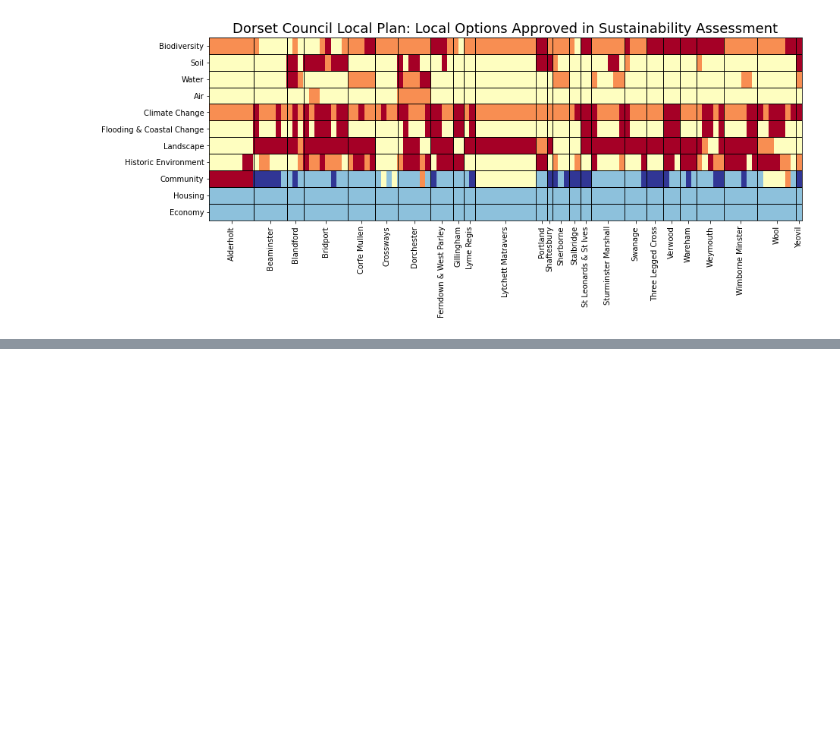
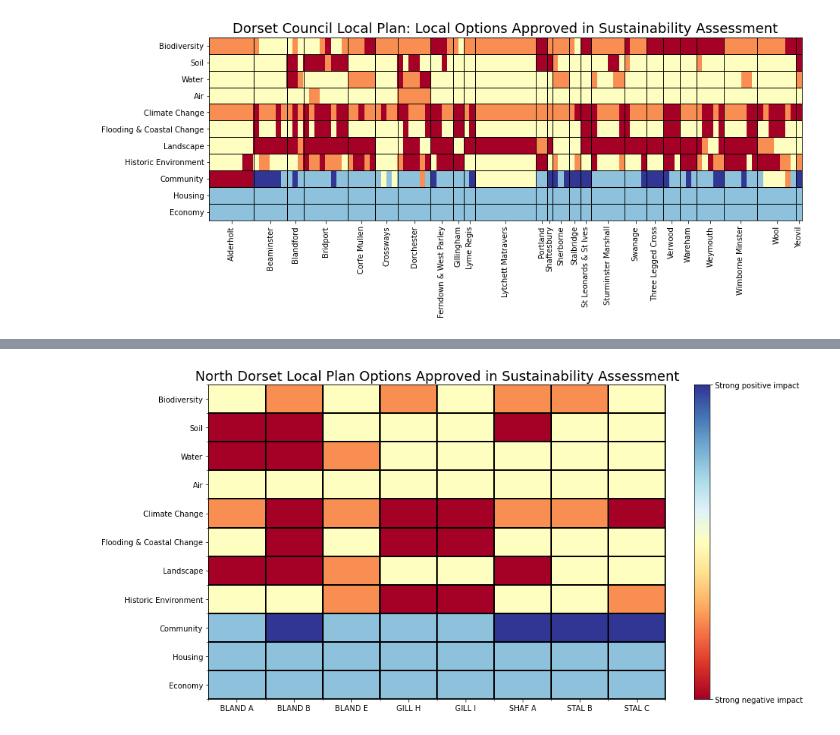
Before and after one commit to davidbrown2324/DC_LocalPlan, a Jupyter notebook: Dorset Council Local Plan - Sustainability Assessment.ipynb, the cells around one changed output, grey strips where cells are left out. Saved outputs shown, nothing was run; the diff lists cells and outputs as text; code cells hidden in the pictures; blank space fills up the shorter version.

```diff
--- a/Dorset Council Local Plan - Sustainability Assessment.ipynb
+++ b/Dorset Council Local Plan - Sustainability Assessment.ipynb
@@ -1132,0 +1265,56 @@ plt.show()
+# %%
+df = north_dorset_df
+
+fig = plt.figure(figsize=(30, 30))
+
+gs = gridspec.GridSpec(1,2, figure=fig)
+
+ax1 = plt.subplot(gs[0])
+
+# Displaying dataframe as an heatmap
+# with diverging colourmap as RdYlBu
+im = plt.imshow(df, cmap ="RdYlBu", aspect=0.5)
+
+# Displaying a color bar to understand
+# which color represents which range of data
+# plt.colorbar()
+
+# Assigning labels of x-axis
+# according to dataframe
+ax1.set_xticks(range(len(df.columns)))
+ax1.set_xticklabels(list(df.columns.get_level_values(1)))
+
+# Assigning labels of y-axis
+# according to dataframe
+ax1.set_yticks(range(len(df.index)))
+ax1.set_yticklabels(df.index)
+
+# Minor ticks
+ax1.set_xticks(np.arange(-.5, len(df.columns), 1), minor=True)
+ax1.set_yticks(np.arange(-.5, len(df.index), 1), minor=True)
+
+# Gridlines based on minor ticks
+ax1.grid(which='minor', color='k', linestyle='-', linewidth=2)
+
+cbar = fig.colorbar(im, ticks=[-1, 1], orientation="vertical");
+cbar.ax.set_yticklabels(['Strong negative impact', 'Strong positive impact']);
+
+pos1 = ax1.get_position()
+pos2 = cbar.ax.get_position()
+
+# print(pos1)
+# print(pos2)
+
+# Move plot 2
+new_pos2 = [pos2.x0, pos1.y0,  pos2.width/2, pos1.height]
+
+cbar.ax.set_position(new_pos2)
+
+plt.title("North Dorset Local Plan Options Approved in Sustainability Assessment", fontsize=18)
+
+plt.savefig("North_Dorset_Local_Plan_Options_Approved_in_Sustainability_Assessment.jpg", dpi=300, bbox_inches='tight')
+
+# Displaying the figure
+plt.show()
+# %% [output]
+[figure, added]
```
Also changed, not shown: parts of 9 cells of this notebook, 2 other files.
